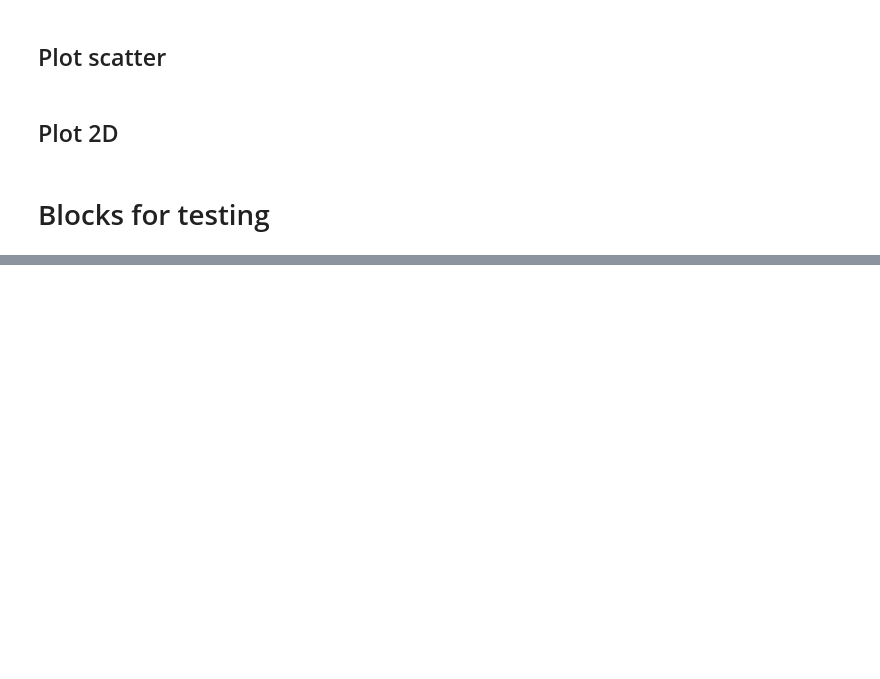
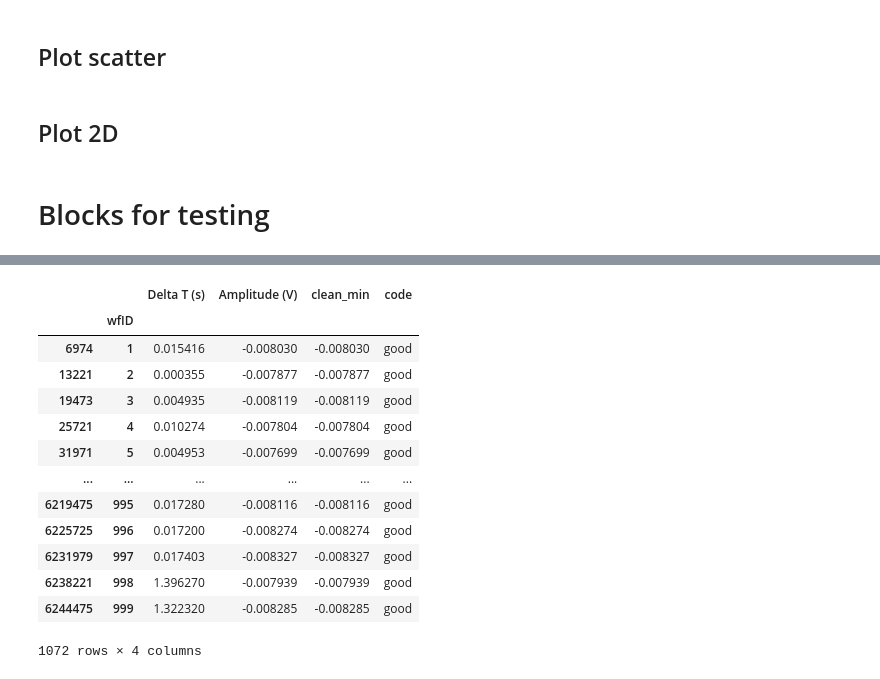
Before and after one commit to martina01natali/OOPROJECT, a Jupyter notebook: pyproj/branch_dcr/dcr_analysis.ipynb, the cells around one changed output, grey strips where cells are left out. Drawn from its saved outputs; the diff is of its cells as text; code cells hidden in the pictures; blank space fills up the shorter version.

```diff
--- a/pyproj/branch_dcr/dcr_analysis.ipynb
+++ b/pyproj/branch_dcr/dcr_analysis.ipynb
@@ -637,0 +619,17 @@ minimum_table['Delta T (s)'].values.min()
+# %%
+mins
+# %% [output]
+|  |  | Delta T (s) | Amplitude (V) | clean_min | code |
+|  | wfID |  |  |  |  |
+| 6974 | 1 | 0.015416 | -0.008030 | -0.008030 | good |
+| 13221 | 2 | 0.000355 | -0.007877 | -0.007877 | good |
+| 19473 | 3 | 0.004935 | -0.008119 | -0.008119 | good |
+| 25721 | 4 | 0.010274 | -0.007804 | -0.007804 | good |
+| 31971 | 5 | 0.004953 | -0.007699 | -0.007699 | good |
+| ... | ... | ... | ... | ... | ... |
+| 6219475 | 995 | 0.017280 | -0.008116 | -0.008116 | good |
+| 6225725 | 996 | 0.017200 | -0.008274 | -0.008274 | good |
+| 6231979 | 997 | 0.017403 | -0.008327 | -0.008327 | good |
+| 6238221 | 998 | 1.396270 | -0.007939 | -0.007939 | good |
+| 6244475 | 999 | 1.322320 | -0.008285 | -0.008285 | good |
+1072 rows × 4 columns
```
Also changed, not shown: parts of 19 cells of this notebook, 1 other file.
